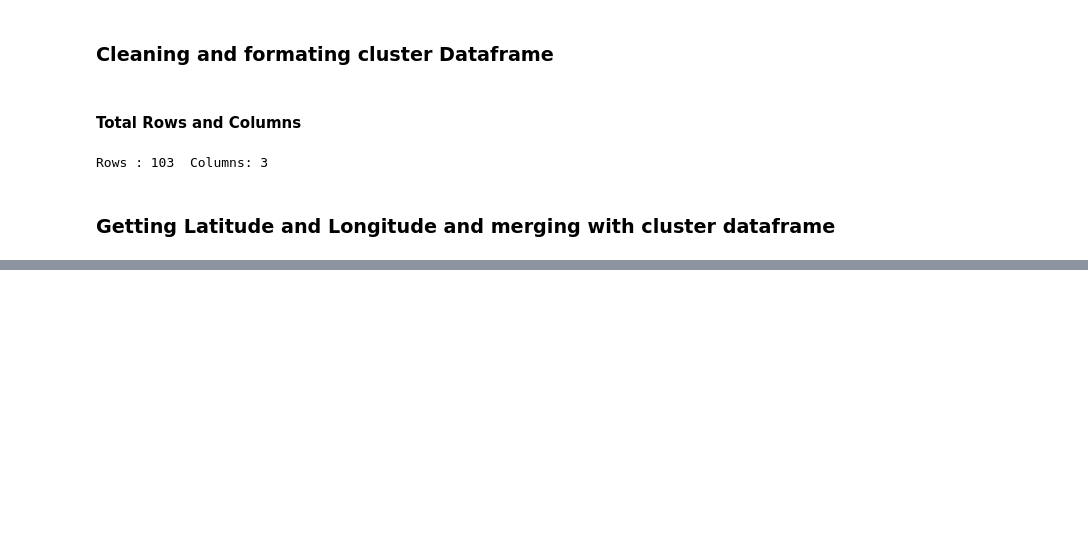
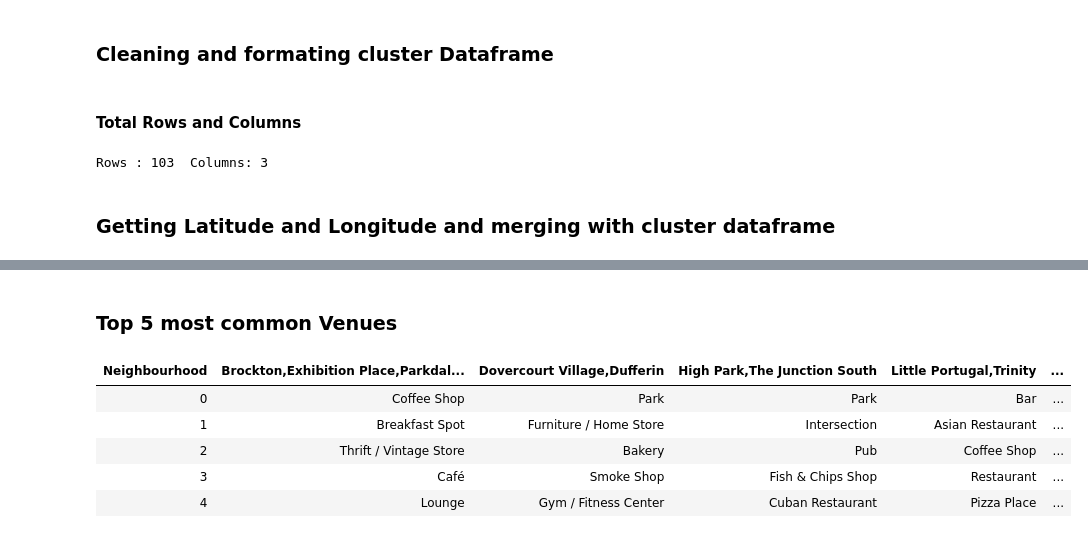
Before and after one commit to EagleDangar/IBM-Capstone-Project, a Jupyter notebook: the Battle of the neighborhoods.ipynb, the cells around one changed output, grey strips where cells are left out. Saved outputs shown, nothing was run; the diff lists cells and outputs as text; code cells hidden in the pictures; blank space fills up the shorter version.

```diff
--- a/the Battle of the neighborhoods.ipynb
+++ b/the Battle of the neighborhoods.ipynb
@@ -118,7 +171,7 @@ clusters_df.head()
 
 clr_i = 0
 
-some_map = folium.Map(location=(43.65,-79.38) , zoom_start=10)
+some_map = folium.Map(location=(43.65,-79.38) , zoom_start=11)
 
 for city in clusters_df.Borough.unique():
     city_neighbs = clusters_df.loc[clusters_df.Borough == city,['Borough','Neighbourhood',"Postcode",'Latitude', 'Longitude']]
@@ -140,0 +196,11 @@ some_map
+# %%
+def get_category_type(row):
+    try:
+        categories_list = row['categories']
+    except:
+        categories_list = row['venue.categories']
+
+    if len(categories_list) == 0:
+        return None
+    else:
+        return categories_list[0]['name']
@@ -140,0 +245,7 @@ some_map
+# %%
+west_toronto_venues = pd.DataFrame()
+for neigbh,latitude,longitude  in  clusters_df.loc[clusters_df["Borough"] == "West Toronto",["Neighbourhood","Latitude","Longitude"]].values:
+    print(neigbh,latitude,longitude )
+    venue_df = explore_venues(neigbh , latitude , longitude)
+
+    west_toronto_venues = pd.concat([west_toronto_venues,venue_df],sort=False)
@@ -140,0 +265,15 @@ some_map
+# %% [markdown]
+### Top 5 most common Venues
+# %%
+west_toronto_categories = pd.get_dummies(west_toronto_venues["categories"], prefix="", prefix_sep="")
+west_toronto_categories.loc[:,"Neighbourhood"] = west_toronto_venues["Neighbours"].values
+west_toronto_venues_grouped = west_toronto_categories.groupby("Neighbourhood").mean()
+
+west_toronto_venues_grouped.T.apply(lambda x : x.sort_values(ascending=False).index[:5])
+# %% [output]
+| Neighbourhood | Brockton,Exhibition Place,Parkdal... | Dovercourt Village,Dufferin | High Park,The Junction South | Little Portugal,Trinity | ... |
+| 0 | Coffee Shop | Park | Park | Bar | ... |
+| 1 | Breakfast Spot | Furniture / Home Store | Intersection | Asian Restaurant | ... |
+| 2 | Thrift / Vintage Store | Bakery | Pub | Coffee Shop | ... |
+| 3 | Café | Smoke Shop | Fish & Chips Shop | Restaurant | ... |
+| 4 | Lounge | Gym / Fitness Center | Cuban Restaurant | Pizza Place | ... |
```
Also changed, not shown: parts of 10 cells of this notebook.
